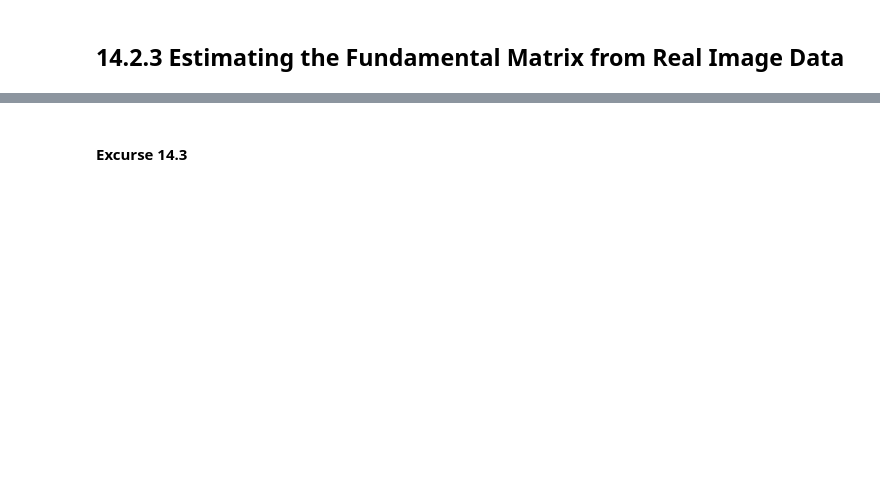
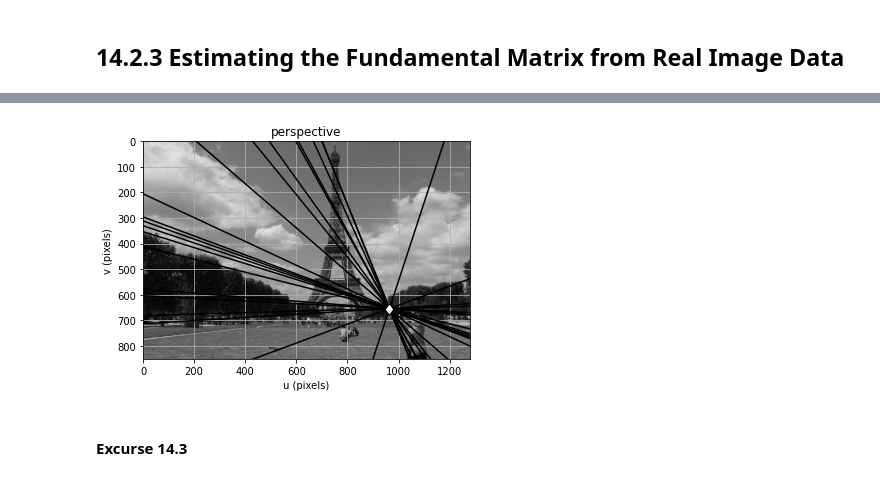
Before and after one commit to petercorke/RVC3-python, a Jupyter notebook: notebooks/chap14.ipynb, the cells around one changed output, grey strips where cells are left out. Cells and saved outputs as stored; diff of their text form; code cells hidden in the pictures; blank space fills up the shorter version.

```diff
--- a/notebooks/chap14.ipynb
+++ b/notebooks/chap14.ipynb
@@ -192,4 +338,9 @@ matches.outliers.subset(100).plot(color="red")
 # %%
 camera = CentralCamera();
-plt.ioff()
-camera.disp(view1, block=None);
+with plt.ioff():
+    camera.disp(view1, block=None);
+    camera.plot_epiline(F.T, matches.inliers.subset(20).p2, color="black");
+    epipole = h2e(sp.linalg.null_space(F))
+    camera.plot_point(epipole, "wd");
+# %% [output]
+[figure, added]
```
Also changed, not shown: parts of 109 cells of this notebook, 5 other files.
